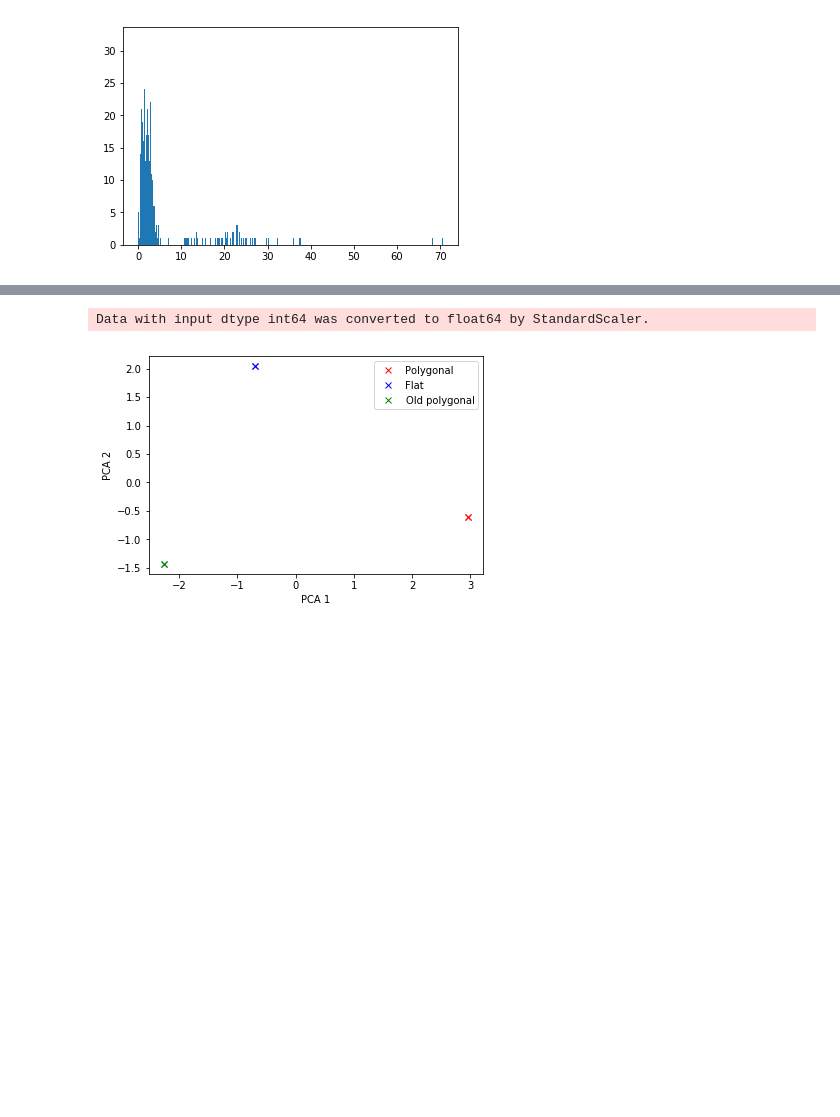
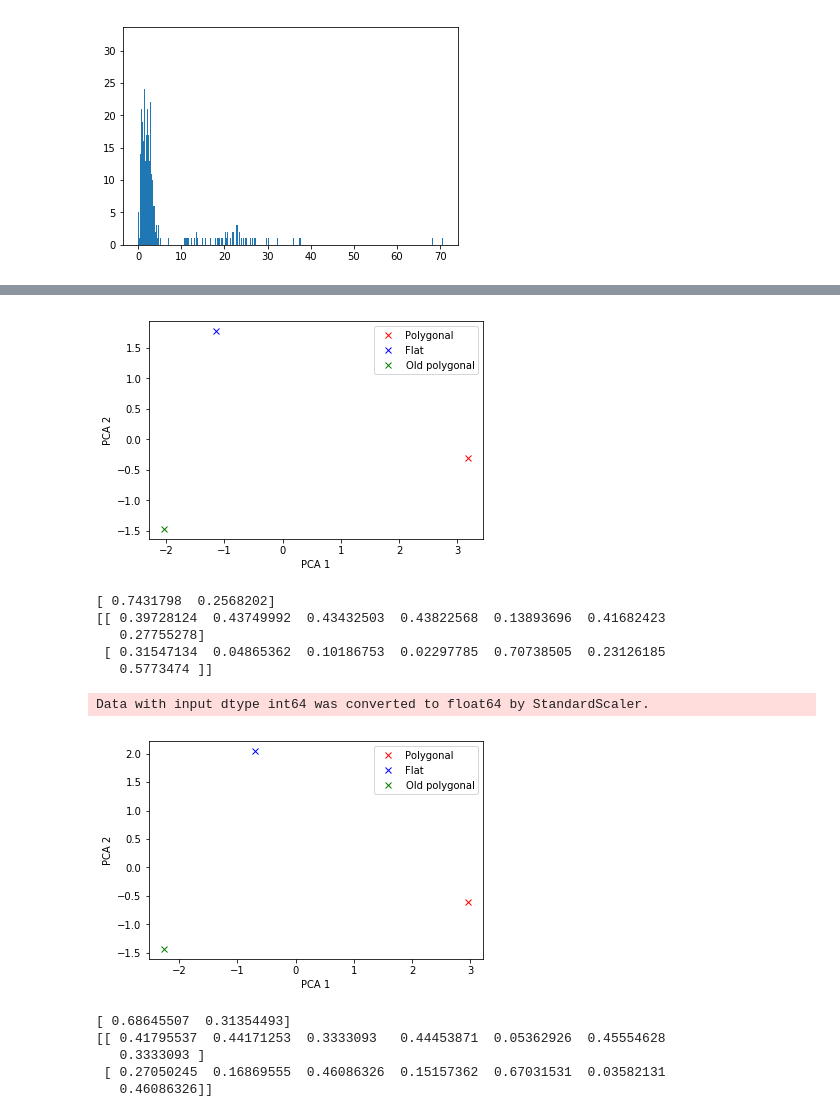
Before and after one commit to sriemer1/senior-thesis, a Jupyter notebook: Jmicrovision data .ipynb, the cells around one changed output, grey strips where cells are left out. Drawn from its saved outputs; the diff is of its cells as text; code cells hidden in the pictures; blank space fills up the shorter version.

```diff
--- a/Jmicrovision data .ipynb
+++ b/Jmicrovision data .ipynb
@@ -271,5 +323,40 @@ plt.show()
+# %%
+#PCA on point count data of bulk mats, without amorphous organic matter, relative abundances
+
+from sklearn import decomposition
+from sklearn import datasets
+from sklearn import linear_model
+import numpy as np
+from sklearn.preprocessing import StandardScaler
+import matplotlib.pyplot as plt
+
+X=np.array([[28.67783985,47.29981378,17.69087523,4.841713222,0.744878957,0.744878957,0],
+[4.109589041,53.42465753,32.53424658,0.684931507,8.904109589,0.342465753,0],
+[10.98901099,55.31135531,32.96703297,0,0.366300366,0,0.366300366]])
+
+X_std = StandardScaler().fit_transform(X)
+pca = decomposition.PCA(n_components=2)
+Y = pca.fit_transform(X_std)
+
+p1,=plt.plot(Y[0][0],Y[0][1],'rx', label='Polygonal')
+p2,=plt.plot(Y[1][0],Y[1][1],'bx',label='Flat')
+p3,=plt.plot(Y[2][0],Y[2][1],'gx',label='Old polygonal')
+plt.legend(handles=[p1, p2,p3])
+plt.xlabel('PCA 1')
+plt.ylabel('PCA 2')
+plt.show()
+
+print(pca.explained_variance_ratio_) #what percent of the variance PCA 1 and 2 explain
+print(abs(pca.components_)) #component scores, how much each variable influences PCA 1 and 2
+# %% [output]
+[figure, added]
+[ 0.7431798  0.2568202]
+[[ 0.39728124  0.43749992  0.43432503  0.43822568  0.13893696  0.41682423
+   0.27755278]
+ [ 0.31547134  0.04865362  0.10186753  0.02297785  0.70738505  0.23126185
+   0.5773474 ]]
 # %%
-#PCA on point count data of bulk mats, without amorphous organic matter
+#PCA on point count data of bulk mats, without amorphous organic matter, absolute abundances
 
 from sklearn import decomposition
 from sklearn import datasets
@@ -293,6 +380,14 @@ plt.legend(handles=[p1, p2,p3])
 plt.xlabel('PCA 1')
 plt.ylabel('PCA 2')
 plt.show()
+
+print(pca.explained_variance_ratio_) #what percent of the variance PCA 1 and 2 explain
+print(abs(pca.components_)) #component scores, how much each variable influences PCA 1 and 2
 # %% [output]
 Data with input dtype int64 was converted to float64 by StandardScaler.
 [figure]
+[ 0.68645507  0.31354493]
+[[ 0.41795537  0.44171253  0.3333093   0.44453871  0.05362926  0.45554628
+   0.3333093 ]
+ [ 0.27050245  0.16869555  0.46086326  0.15157362  0.67031531  0.03582131
+   0.46086326]]
```
Also changed, not shown: parts of 6 cells of this notebook.
